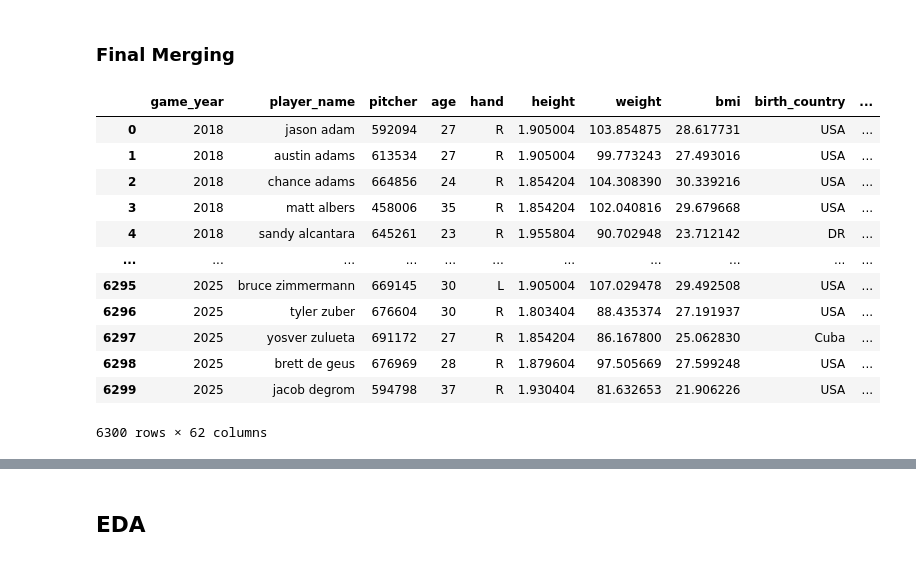
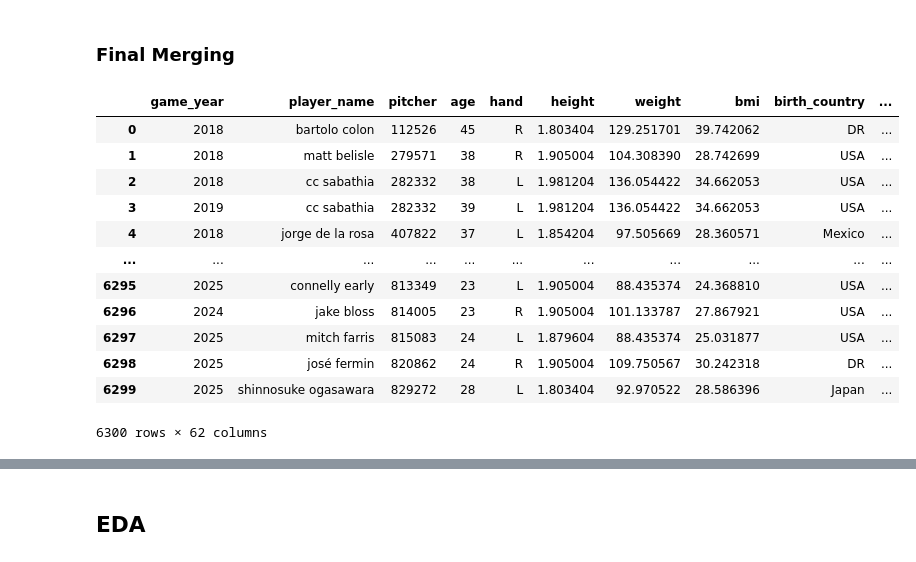
Before and after one commit to SatrunsDream/Workload-effect-on-pitcher-injury, a Jupyter notebook: EDA.ipynb, the cells around one changed output, grey strips where cells are left out. Drawn from its saved outputs; the diff is of its cells as text; code cells hidden in the pictures.

```diff
--- a/EDA.ipynb
+++ b/EDA.ipynb
@@ -444,8 +444,10 @@ inj_full["prev_arm_inj_hist"] = (inj_full.groupby("player")["had_arm_injury_this
 ### computes the correct flag of arm injury in year t+1
 inj_full["injury_next_year"] = (inj_full.groupby("player")["had_arm_injury_this_year"].shift(-1).fillna(0).astype(int))
 
-## final injury dataset
-yearly_injury_records = inj_full[['player', 'year', 'prev_arm_inj_hist', 'injury_next_year', 'had_arm_injury_this_year']].fillna(0).copy()
-yearly_injury_records
+inj_full
+
+# ## final injury dataset
+# yearly_injury_records = inj_full[['player', 'year', 'prev_arm_inj_hist', 'injury_next_year', 'had_arm_injury_this_year']].fillna(0).copy()
+# yearly_injury_records
 # %% [output]
 [figure]
@@ -485,43 +487,44 @@ for i in BB_cols:
 for i in OS_cols:
     mask = pitcher_data_w_injuries['threw_OS'] == 1
     pitcher_data_w_injuries.loc[mask, i] = (pitcher_data_w_injuries.loc[mask, i].fillna(OS_means.loc[mask, i]))
     ## for the lingering missing values, we'll impute w/ global average b/c they come from the same pitcher
     ## --> he played 9 games in 2018-19, his sample is too small to learn anything meaningful anyways
     pitcher_data_w_injuries.loc[mask, i] = (pitcher_data_w_injuries.loc[mask, i].fillna(global_OS_means[i]))
 
 ## shorthanding the DR
 pitcher_data_w_injuries['birth_country'] = pitcher_data_w_injuries['birth_country'].apply(lambda x: 'DR' if x == 'Dominican Republic' else x)
 
 # ## computing the delta values --> these tell us temporal changes
 # modifiable_attributes = ['num_pitches_thrown', 'num_games', 'num_bf', 'bf_per_game', 'pitches_per_game',
 #                          'hrel_sd', 'vrel_sd', 'BB%', 'FB%', 'OS%',
 #                          'BB_avg_velo', 'FB_avg_velo', 'OS_avg_velo', 'BB_avg_hb', 'FB_avg_hb', 'OS_avg_hb', 'BB_avg_ivb',	'FB_avg_ivb', 'OS_avg_ivb',	'BB_avg_spin',
 #                          'FB_avg_spin', 'OS_avg_spin', 'BB_avg_ext', 'FB_avg_ext', 'OS_avg_ext', 'BB_avg_spin_axis', 'FB_avg_spin_axis', 'OS_avg_spin_axis', 'BB_max_velo',
 #                          'FB_max_velo', 'OS_max_velo', 'BB_max_hb', 'FB_max_hb', 'OS_max_hb', 'BB_max_ivb', 'FB_max_ivb', 'OS_max_ivb', 'BB_max_spin', 'FB_max_spin',
 #                          'OS_max_spin', 'BB_max_ext', 'FB_max_ext', 'OS_max_ext', 'BB_max_spin_axis', 'FB_max_spin_axis', 'OS_max_spin_axis',
 #                          ]
 # for i in modifiable_attributes:
 #     delta_col = f"Δ_{i}"
 #     pitcher_data_w_injuries[delta_col] = pitcher_data_w_injuries.groupby("pitcher")[i].diff()
 
 # ## this creates a flag --> pitchers in their first tracked season will have no previous season to have a change from (at least not found in the 2018-25 range)
 # pitcher_data_w_injuries["first_year"] = pitcher_data_w_injuries.groupby("pitcher")["game_year"].transform(lambda x: x == x.min()).astype(int)
 # delta_cols = [f"Δ_{i}" for i in modifiable_attributes]
 # ## imputes the missing values of the pitcher's first yr (according to the timeframe available in the data)
 # pitcher_data_w_injuries.loc[pitcher_data_w_injuries["first_year"] == 1, delta_cols] = 0
 
-pitcher_data_w_injuries.sort_values(by=['player_name', 'game_year']).reset_index(drop=True)
+pitcher_data_w_injuries = pitcher_data_w_injuries.sort_values(by=['pitcher', 'game_year']).reset_index(drop=True).copy()
+pitcher_data_w_injuries
 # %% [output]
 |  | game_year | player_name | pitcher | age | hand | height | weight | bmi | birth_country | ... |
-| 0 | 2018 | jason adam | 592094 | 27 | R | 1.905004 | 103.854875 | 28.617731 | USA | ... |
-| 1 | 2018 | austin adams | 613534 | 27 | R | 1.905004 | 99.773243 | 27.493016 | USA | ... |
-| 2 | 2018 | chance adams | 664856 | 24 | R | 1.854204 | 104.308390 | 30.339216 | USA | ... |
-| 3 | 2018 | matt albers | 458006 | 35 | R | 1.854204 | 102.040816 | 29.679668 | USA | ... |
-| 4 | 2018 | sandy alcantara | 645261 | 23 | R | 1.955804 | 90.702948 | 23.712142 | DR | ... |
+| 0 | 2018 | bartolo colon | 112526 | 45 | R | 1.803404 | 129.251701 | 39.742062 | DR | ... |
+| 1 | 2018 | matt belisle | 279571 | 38 | R | 1.905004 | 104.308390 | 28.742699 | USA | ... |
+| 2 | 2018 | cc sabathia | 282332 | 38 | L | 1.981204 | 136.054422 | 34.662053 | USA | ... |
+| 3 | 2019 | cc sabathia | 282332 | 39 | L | 1.981204 | 136.054422 | 34.662053 | USA | ... |
+| 4 | 2018 | jorge de la rosa | 407822 | 37 | L | 1.854204 | 97.505669 | 28.360571 | Mexico | ... |
 | ... | ... | ... | ... | ... | ... | ... | ... | ... | ... | ... |
-| 6295 | 2025 | bruce zimmermann | 669145 | 30 | L | 1.905004 | 107.029478 | 29.492508 | USA | ... |
-| 6296 | 2025 | tyler zuber | 676604 | 30 | R | 1.803404 | 88.435374 | 27.191937 | USA | ... |
-| 6297 | 2025 | yosver zulueta | 691172 | 27 | R | 1.854204 | 86.167800 | 25.062830 | Cuba | ... |
-| 6298 | 2025 | brett de geus | 676969 | 28 | R | 1.879604 | 97.505669 | 27.599248 | USA | ... |
-| 6299 | 2025 | jacob degrom | 594798 | 37 | R | 1.930404 | 81.632653 | 21.906226 | USA | ... |
+| 6295 | 2025 | connelly early | 813349 | 23 | L | 1.905004 | 88.435374 | 24.368810 | USA | ... |
+| 6296 | 2024 | jake bloss | 814005 | 23 | R | 1.905004 | 101.133787 | 27.867921 | USA | ... |
+| 6297 | 2025 | mitch farris | 815083 | 24 | L | 1.879604 | 88.435374 | 25.031877 | USA | ... |
+| 6298 | 2025 | josé fermin | 820862 | 24 | R | 1.905004 | 109.750567 | 30.242318 | DR | ... |
+| 6299 | 2025 | shinnosuke ogasawara | 829272 | 28 | L | 1.803404 | 92.970522 | 28.586396 | Japan | ... |
 6300 rows × 62 columns
```
Also changed, not shown: parts of 3 cells of this notebook, 14 other files.
